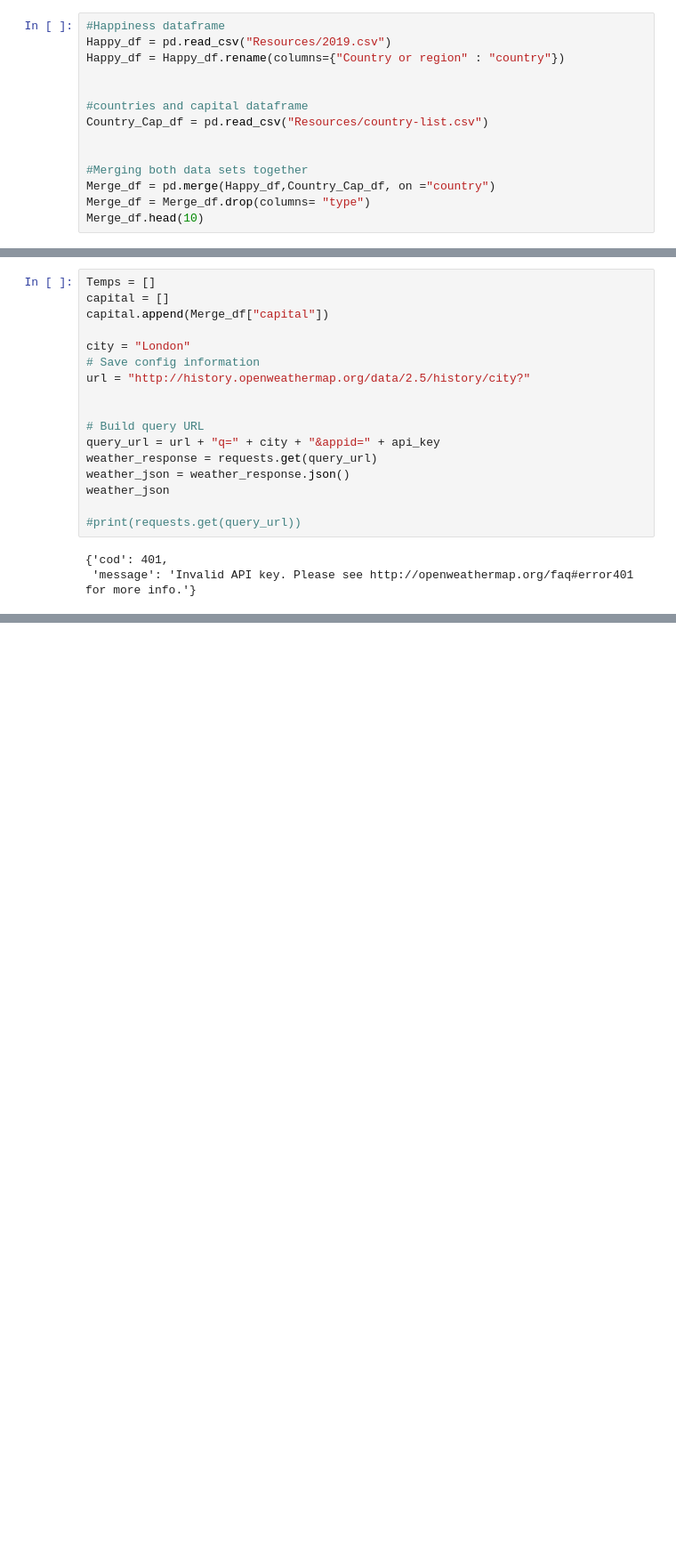
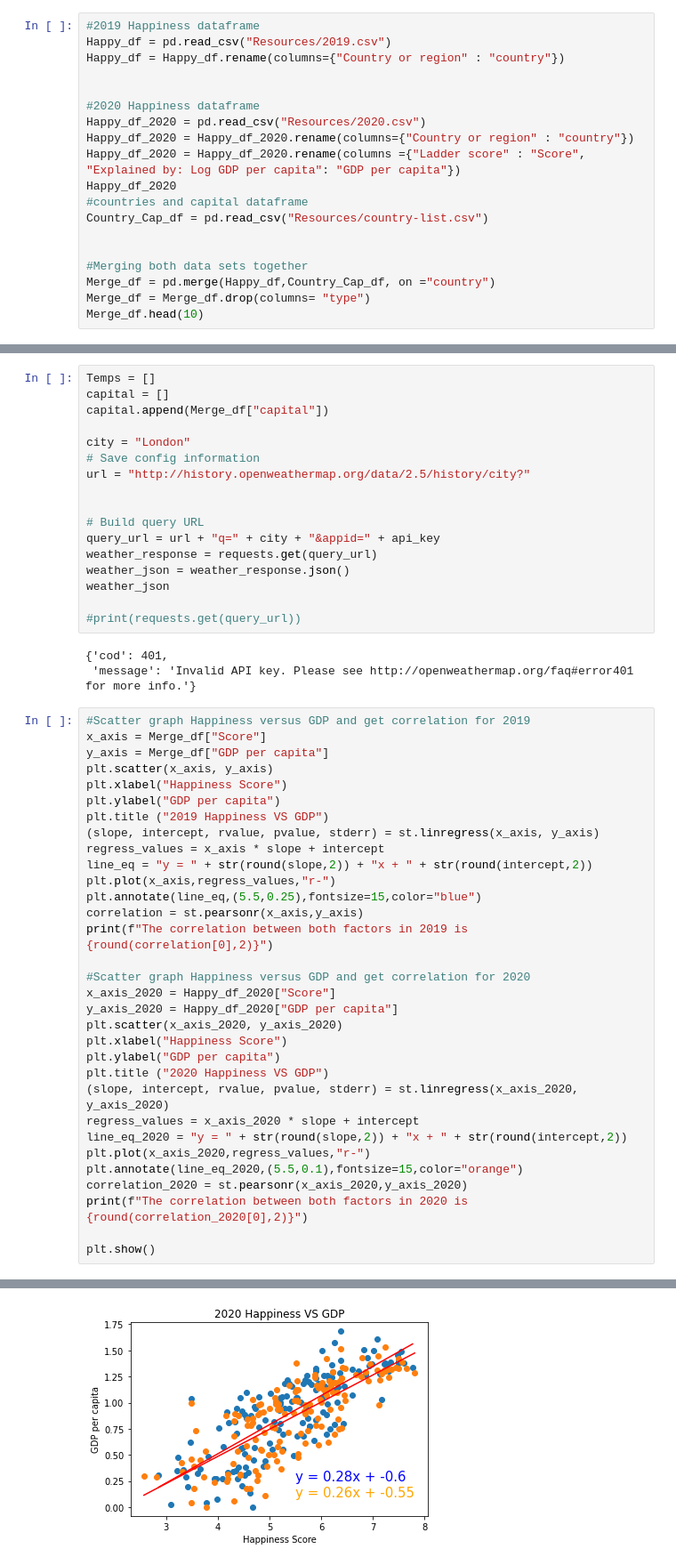
Before and after one commit to josiedeleon/Team9--Project1, a Jupyter notebook: Project 1 Happiness.ipynb, the cells around one changed output, grey strips where cells are left out. Shown at 89% size. Cells and saved outputs as stored; diff of their text form; blank space fills up the shorter version.

```diff
--- a/Project 1 Happiness.ipynb
+++ b/Project 1 Happiness.ipynb
@@ -7,10 +8,15 @@ import json
 from config import api_key
 # %%
-#Happiness dataframe
+#2019 Happiness dataframe
 Happy_df = pd.read_csv("Resources/2019.csv")
 Happy_df = Happy_df.rename(columns={"Country or region" : "country"})
 
 
+#2020 Happiness dataframe
+Happy_df_2020 = pd.read_csv("Resources/2020.csv")
+Happy_df_2020 = Happy_df_2020.rename(columns={"Country or region" : "country"})
+Happy_df_2020 = Happy_df_2020.rename(columns ={"Ladder score" : "Score", "Explained by: Log GDP per capita": "GDP per capita"})
+Happy_df_2020
 #countries and capital dataframe
 Country_Cap_df = pd.read_csv("Resources/country-list.csv")
 
@@ -51,3 +57,36 @@ weather_json
 # %% [output]
 {'cod': 401,
  'message': 'Invalid API key. Please see http://openweathermap.org/faq#error401 for more info.'}
+# %%
+#Scatter graph Happiness versus GDP and get correlation for 2019
+x_axis = Merge_df["Score"]
+y_axis = Merge_df["GDP per capita"]
+plt.scatter(x_axis, y_axis)
+plt.xlabel("Happiness Score")
+plt.ylabel("GDP per capita")
+plt.title ("2019 Happiness VS GDP")
+(slope, intercept, rvalue, pvalue, stderr) = st.linregress(x_axis, y_axis)
+regress_values = x_axis * slope + intercept
+line_eq = "y = " + str(round(slope,2)) + "x + " + str(round(intercept,2))
+plt.plot(x_axis,regress_values,"r-")
+plt.annotate(line_eq,(5.5,0.25),fontsize=15,color="blue")
+correlation = st.pearsonr(x_axis,y_axis)
+print(f"The correlation between both factors in 2019 is {round(correlation[0],2)}")
+
+#Scatter graph Happiness versus GDP and get correlation for 2020
+x_axis_2020 = Happy_df_2020["Score"]
+y_axis_2020 = Happy_df_2020["GDP per capita"]
+plt.scatter(x_axis_2020, y_axis_2020)
+plt.xlabel("Happiness Score")
+plt.ylabel("GDP per capita")
+plt.title ("2020 Happiness VS GDP")
+(slope, intercept, rvalue, pvalue, stderr) = st.linregress(x_axis_2020, y_axis_2020)
+regress_values = x_axis_2020 * slope + intercept
+line_eq_2020 = "y = " + str(round(slope,2)) + "x + " + str(round(intercept,2))
+plt.plot(x_axis_2020,regress_values,"r-")
+plt.annotate(line_eq_2020,(5.5,0.1),fontsize=15,color="orange")
+correlation_2020 = st.pearsonr(x_axis_2020,y_axis_2020)
+print(f"The correlation between both factors in 2020 is {round(correlation_2020[0],2)}")
+
+plt.show()
+# %% [output]
@@ -53,0 +95 @@ weather_json
+[figure, added]
```
Also changed, not shown: parts of 3 cells of this notebook.
